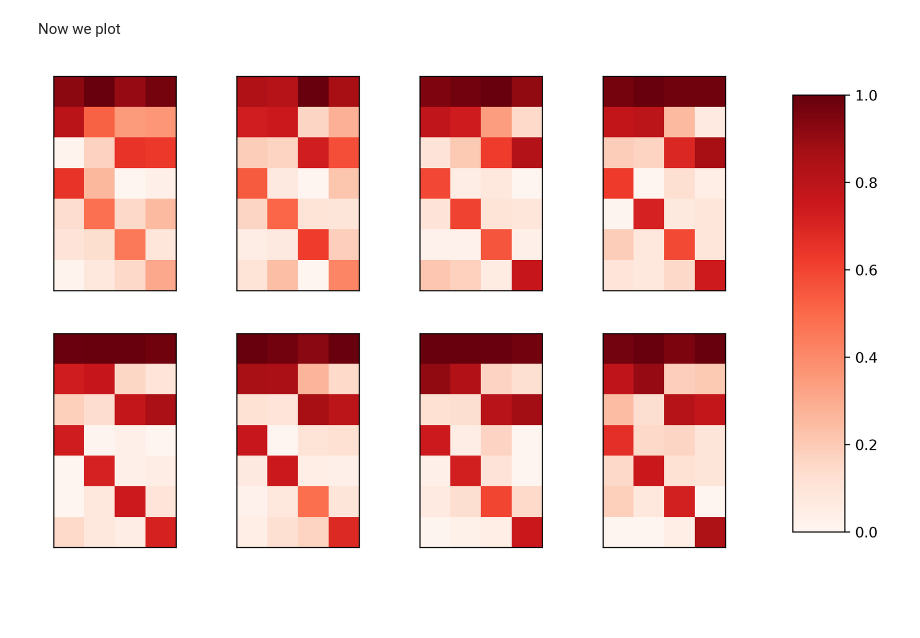
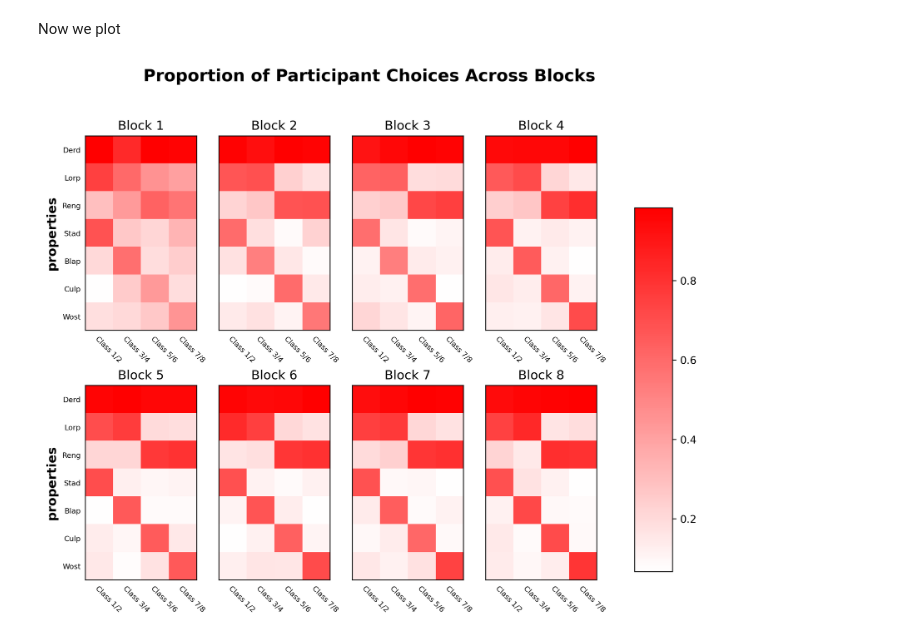
Before and after one commit to JirkoRu/analysis_scripts, a Jupyter notebook: input_output_matrix/corr_matrix.ipynb, the cells around one changed output. Saved outputs shown, nothing was run; the diff lists cells and outputs as text; code cells hidden in the pictures; blank space fills up the shorter version.

Commit message:
made the input-output correlation matrix

```diff
--- a/input_output_matrix/corr_matrix.ipynb
+++ b/input_output_matrix/corr_matrix.ipynb
@@ -101,39 +103,66 @@ norm = matplotlib.colors.Normalize(vmin=0, vmax=1)
 Now we plot
 # %%
 # custom function for the cmap
+from matplotlib.pyplot import ylabel
+
+
 def truncate_colormap(cmap, minval=0.0, maxval=1.0, n=100):
     new_cmap = colors.LinearSegmentedColormap.from_list(
         'trunc({n},{a:.2f},{b:.2f})'.format(n=cmap.name, a=minval, b=maxval),
         cmap(np.linspace(minval, maxval, n)))
     return new_cmap
 
+
 def plot_inout_matrix(in_out_matrix, fig_name, fig_title):
     # Define figure
-    fig, axes = plt.subplots(2, 4, figsize=(10, 6), dpi=300, facecolor='w')
-    cmap = plt.get_cmap('Reds')
-    new_cmap = truncate_colormap(cmap,0, 1)
+    fig, axes = plt.subplots(2, 4, figsize=(10, 8), dpi=300, facecolor='w')
+    cmap = plt.get_cmap('bwr')
+    new_cmap = truncate_colormap(cmap,0.5, 1)
 
     # Average per bloc
     for i, ax in enumerate(axes.flatten()):
         im = ax.matshow(in_out_matrix[:,:,i], cmap=new_cmap)
+
+    # remove the ticks and make tick labels
+    y_tick_labels = ['Derd','Lorp','Reng','Stad', 'Blap', 'Culp', 'Wost']
+    x_tick_labels = ['Class 1/2', 'Class 3/4', 'Class 5/6', 'Class 7/8']
+
+    for i, ax in enumerate(axes.flatten()):
+
+        ax.set_title('Block ' + str(i+1))
+        ax.tick_params(which='both', left=False, right=False, top=False, bottom=False, pad=1)
+
+        ax.set_xticks(range(len(x_tick_labels)))
+        ax.set_xticklabels(x_tick_labels, rotation= -45, fontsize=7, ha="left", rotation_mode="anchor")
+
+        if i % 4 == 0:
+            ax.set_ylabel("properties",fontweight='bold', fontsize = 12)
+            ax.set_yticks(range(len(y_tick_labels)))
+            ax.set_yticklabels(y_tick_labels, fontsize=7)
+            ax.tick_params(labeltop=False, labelbottom = True)
+
+        else:
+            ax.tick_params(labelleft=False, labeltop=False, labelbottom = True)
+
+
     # Aesthetics
-    # ax.set_title(fig_title, fontweight='bold')
     # ax.set_ylim(0.3, 1.05)
     # ax.set_xlabel('Block #')
     # ax.set_ylabel('Accuracy')
-    # remove the x and y ticks
-    for ax in axes.flatten():
-        ax.set_xticks([])
-        ax.set_yticks([])
 
+    # add a supertitle
+    fig.suptitle(fig_title, fontweight='bold', fontsize = 16)
+
+    # add a colourbar
     fig.subplots_adjust(right=0.8)
-    cbar_ax = fig.add_axes([0.85, 0.15, 0.05, 0.7])
+    cbar_ax = fig.add_axes([0.85, 0.15, 0.05, 0.6])
     fig.colorbar(im, cax=cbar_ax)
 
     # plt.tight_layout()
 
-    # fig.savefig(fig_name)
+    fig.savefig(fig_name)
+
+# print(os.getcwd())
+plot_inout_matrix(in_out_matrix, 'figure/in_out_matrix.png', "Proportion of Participant Choices Across Blocks")
+# %% [output]
+[figure, added]
-# %%
-plot_inout_matrix(in_out_matrix, "test", "test")
-# %% [output]
-[figure, removed]
```
Also changed, not shown: parts of 3 cells of this notebook, 6 other files.
